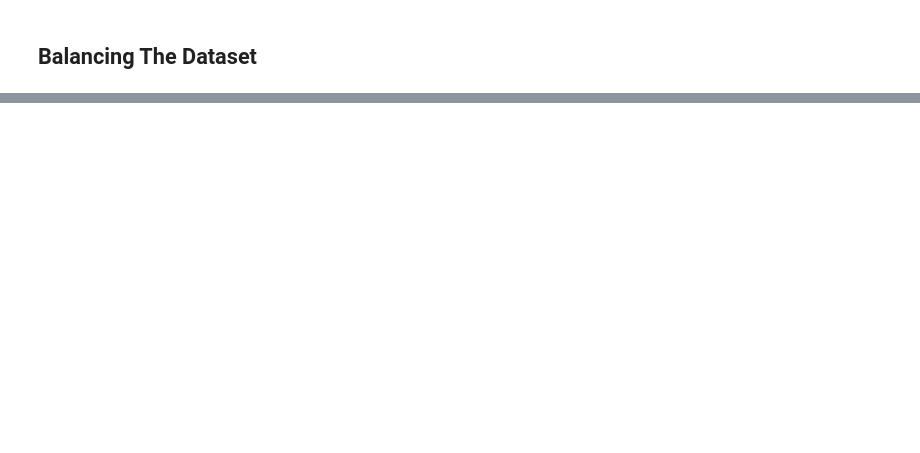
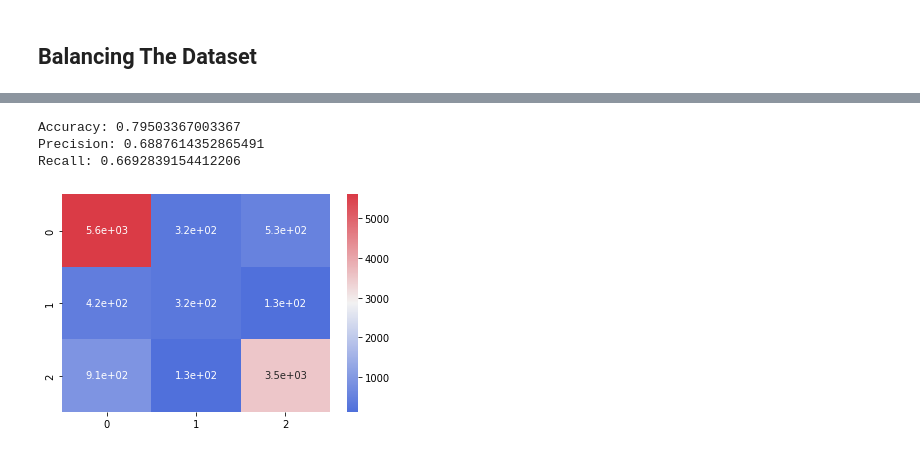
Before and after one commit to JasonErwin/dma-project, a Jupyter notebook: EDA_AND_Modelling.ipynb, the cells around one changed output, grey strips where cells are left out. Cells and saved outputs as stored; diff of their text form; code cells hidden in the pictures; blank space fills up the shorter version.

```diff
--- a/EDA_AND_Modelling.ipynb
+++ b/EDA_AND_Modelling.ipynb
@@ -337,0 +397,22 @@ As we can see from the previous tests in model building, the fact that the datas
+# %%
+hps = {
+        'max_depth': [3, 6, 9],
+        'gamma': [0, 0.1, 0.2],
+        'reg_alpha': [0, 1e-5, 1e-3, 1e-1, 1,1e2],
+        'reg_lambda': [0, 1e-5, 1e-3, 1e-1, 1, 1e2],
+        'learning_rate': [0.05, 0.1, 0.15, 0.2, 0.3],
+        'n_estimators': [50, 100, 150, 200],
+        'min_child_weight': [0, 0.2, 0.4, 0.6, 0.8, 1],
+        'subsample': [0.8, 1],
+        'colsample_bytree': [0.5, 0.7, 0.9, 1],
+}
+# %%
+random_cv = RandomizedSearchCV(estimator=clf_xgb,
+                              param_distributions=hps,
+                              cv=5, n_iter=50,
+                              scoring='recall_macro',
+                              verbose=5,
+                              return_train_score=True,
+                              random_state=42)
+# %%
+random_cv.fit(X_res, y_res)
@@ -337,0 +471,14 @@ As we can see from the previous tests in model building, the fact that the datas
+# %%
+preds = random_cv.best_estimator_.predict(X_test)
+# %%
+print("Accuracy:", accuracy_score(y_test, preds))
+print("Precision:", precision_score(y_test, preds, average='macro'))
+print("Recall:", recall_score(y_test, preds, average='macro'))
+cmap = sns.diverging_palette(260, 10, as_cmap=True)
+sns.heatmap(confusion_matrix(y_test, preds), cmap=cmap, annot=True)
+plt.show()
+# %% [output]
+Accuracy: 0.79503367003367
+Precision: 0.6887614352865491
+Recall: 0.6692839154412206
+[figure, added]
```
Also changed, not shown: parts of 33 cells of this notebook.
